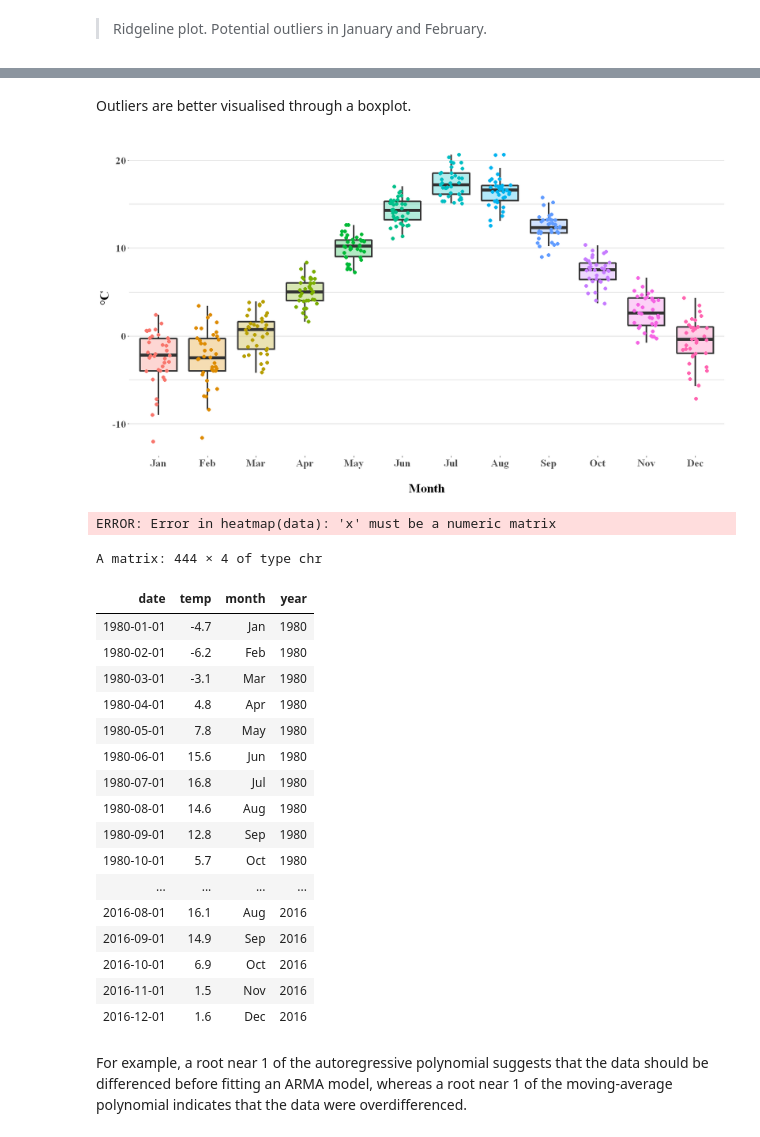
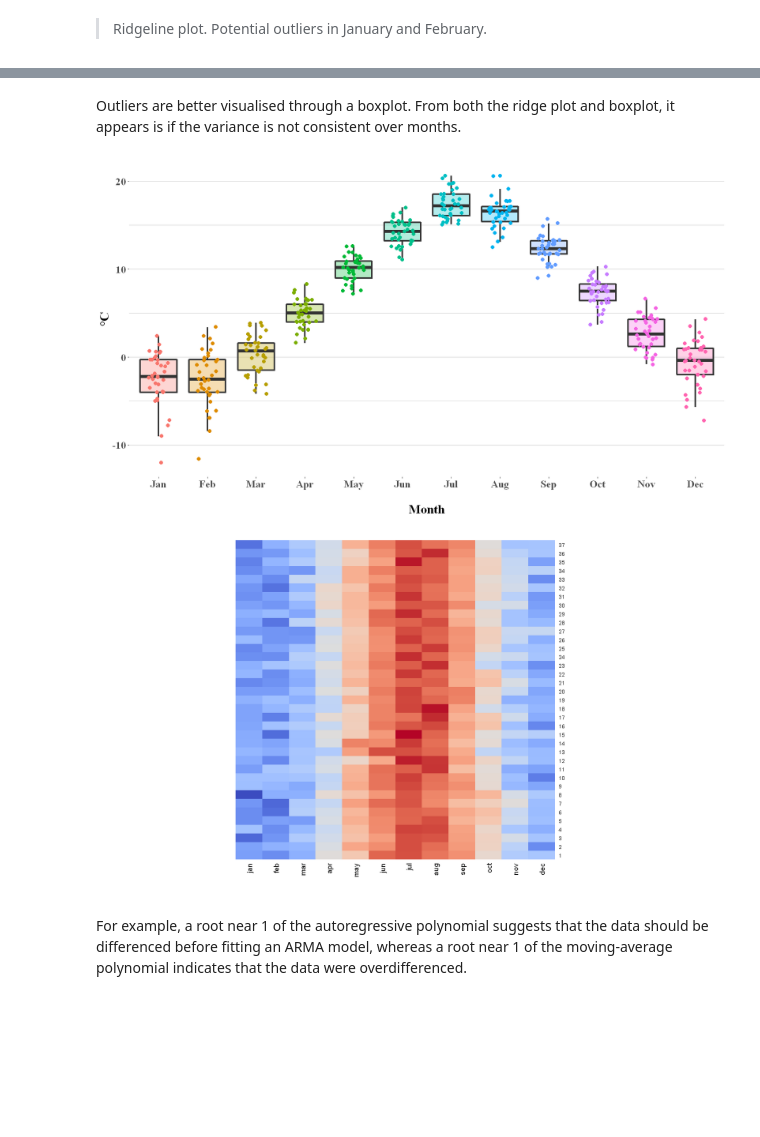
Before and after one commit to AndreasPalmgren/Sthlm-Temp-ARIMA, a Jupyter notebook: SthlmMeanTemperature.ipynb, the cells around one changed output, grey strips where cells are left out. Cells and saved outputs as stored; diff of their text form; code cells hidden in the pictures; blank space fills up the shorter version.

```diff
--- a/SthlmMeanTemperature.ipynb
+++ b/SthlmMeanTemperature.ipynb
@@ -114,10 +129,10 @@ Picking joint bandwidth of 0.787
 # %% [markdown]
-Outliers are better visualised through a boxplot.
+Outliers are better visualised through a boxplot. From both the ridge plot and boxplot, it appears is if the variance is not consistent over months.
 # %%
 ggplot(train_reshape, aes(x = factor(month, levels = month.abb), y = temp, fill=factor(month, levels = month.abb)))+
     geom_boxplot(outlier.alpha = 0, alpha=0.3, lwd=1.2) +
-    geom_jitter(size=2.4, position=position_jitter(0.25), aes(colour=factor(month, levels = month.abb)))+
+    geom_jitter(size=2.4, position=position_jitter(0.23), aes(colour=factor(month, levels = month.abb)))+
     xlab("\nMonth") + ylab("°C") +
     th + theme(legend.position="none")
 # %% [output]
-[figure, old version]
+[figure, new version]
@@ -128,28 +139,5 @@ ggplot(train_reshape, aes(x = factor(month, levels = month.abb), y = temp, fill=
 # %%
-data <- as.matrix(train_reshape)
-
-# Default Heatmap
-heatmap(data)
+dt <- as.matrix(train_df[,-1])
+heatmap(dt, Colv =NA, Rowv =NA, col=cool_warm(256))
 # %% [output]
-ERROR: Error in heatmap(data): 'x' must be a numeric matrix
+[figure, added]
-# %%
-data
-# %% [output]
-A matrix: 444 × 4 of type chr
-| date | temp | month | year |
-| 1980-01-01 | -4.7 | Jan | 1980 |
-| 1980-02-01 | -6.2 | Feb | 1980 |
-| 1980-03-01 | -3.1 | Mar | 1980 |
-| 1980-04-01 | 4.8 | Apr | 1980 |
-| 1980-05-01 | 7.8 | May | 1980 |
-| 1980-06-01 | 15.6 | Jun | 1980 |
-| 1980-07-01 | 16.8 | Jul | 1980 |
-| 1980-08-01 | 14.6 | Aug | 1980 |
-| 1980-09-01 | 12.8 | Sep | 1980 |
-| 1980-10-01 | 5.7 | Oct | 1980 |
-| ... | ... | ... | ... |
-| 2016-08-01 | 16.1 | Aug | 2016 |
-| 2016-09-01 | 14.9 | Sep | 2016 |
-| 2016-10-01 | 6.9 | Oct | 2016 |
-| 2016-11-01 | 1.5 | Nov | 2016 |
-| 2016-12-01 | 1.6 | Dec | 2016 |
```
Also changed, not shown: parts of 20 cells of this notebook.
